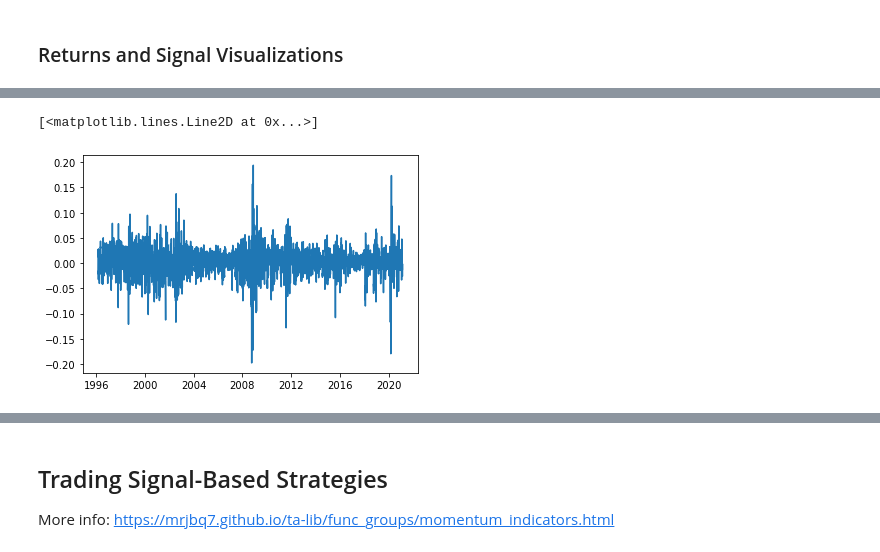
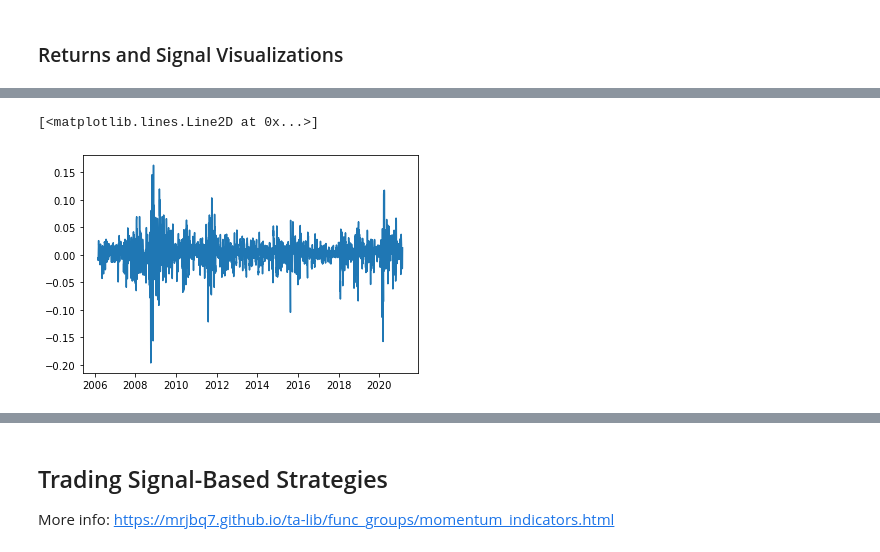
Before and after one commit to evelynyou/capstone_indicators, a Jupyter notebook: playground_EY.ipynb, the cells around one changed output, grey strips where cells are left out. Saved outputs shown, nothing was run; the diff lists cells and outputs as text; code cells hidden in the pictures.

```diff
--- a/playground_EY.ipynb
+++ b/playground_EY.ipynb
@@ -28,7 +28,7 @@ Additional info: https://pypi.org/project/yfinance/
 stock = yf.Ticker("SPY")
 
 # one way to get data for period of interest
-df = stock.history(period="25y")
+df = stock.history(period="16y")
 df
 
 # Other potential fields of interest
@@ -91,6 +95,27 @@ df.head(10)
 # %% [markdown]
 ### Adding Common Technical Levels/Signals to the Data
 # %%
+# Close price as a % of 52-Week high and low
+df["52Wk_High"] = df["Close"].rolling(min_periods=252, window=252).max()
+df["52Wk_Low"] = df["Close"].rolling(min_periods=252, window=252).min()
+df["%52Wk_High"] = df["Close"] / df["52Wk_High"]
+df["%52Wk_Low"] = df["Close"] / df["52Wk_Low"]
+
+# Open price as a % of prior Close
+df["Open%PriorClose"] = df["Open"] / df["Close"].shift(1)
+
+# Close price as a % of Open, High, and Low
+df["Close%Open"] = df["Close"] / df["Open"]
+df["Close%High"] = df["Close"] / df["High"]
+df["Close%Low"] = df["Close"] / df["Low"]
+
+# Dividend as a % of Close
+df["Div%Close"] = df["Dividends"] / df["Close"]
+
+# Volume as a % of 52-Week average volume
+df["52Wk_Avg_Volume"] = df["Volume"].rolling(min_periods=252, window=252).mean()
+df["%52Wk_Avg_Volume"] = df["Volume"] / df["52Wk_Avg_Volume"]
+
 # Add simple moving averages (SMAs)
 df["SMA3"] = SMA(df.Close, 3)
 df["SMA5"] = SMA(df.Close, 5)
@@ -163,5 +188,3 @@ df["S3F%"] = df["Close"] / df["S3F"] - 1
 df["R1F%"] = df["Close"] / df["R1F"] - 1
 df["R2F%"] = df["Close"] / df["R2F"] - 1
 df["R3F%"] = df["Close"] / df["R3F"] - 1
-
-df
@@ -243,0 +254,16 @@ df.describe()
+# %%
+# Add Buy and Sell labels based on return, using the following metrics and thresholds
+return_metric = df["N5D_Return_Delayed%"]
+buy_threshold = 0.005
+sell_threshold = -0.005
+
+buy_signal = pd.Series(return_metric >= buy_threshold).astype(int)
+sell_signal = pd.Series(return_metric <= sell_threshold).astype(int) * -1
+labels = buy_signal + sell_signal
+df["Labels"] = labels.values
+
+# Drop NA rows where metrics cannot be computed (beginning and end of the dataframe)
+# Drops about a year plus a few days of data
+df.dropna(axis=0, how='any', inplace=True)
+
+df
@@ -317,5 +373,5 @@ plt.hist(df["N5D_Return_Delayed%"], bins=40)
 # %%
-plt.plot(df["N5D_Return%"])
+plt.plot(df["N5D_Return_Delayed%"])
 # %% [output]
 [<matplotlib.lines.Line2D at 0x...>]
-[figure, old version]
+[figure, new version]
```
Also changed, not shown: parts of 25 cells of this notebook, 5 other files.
